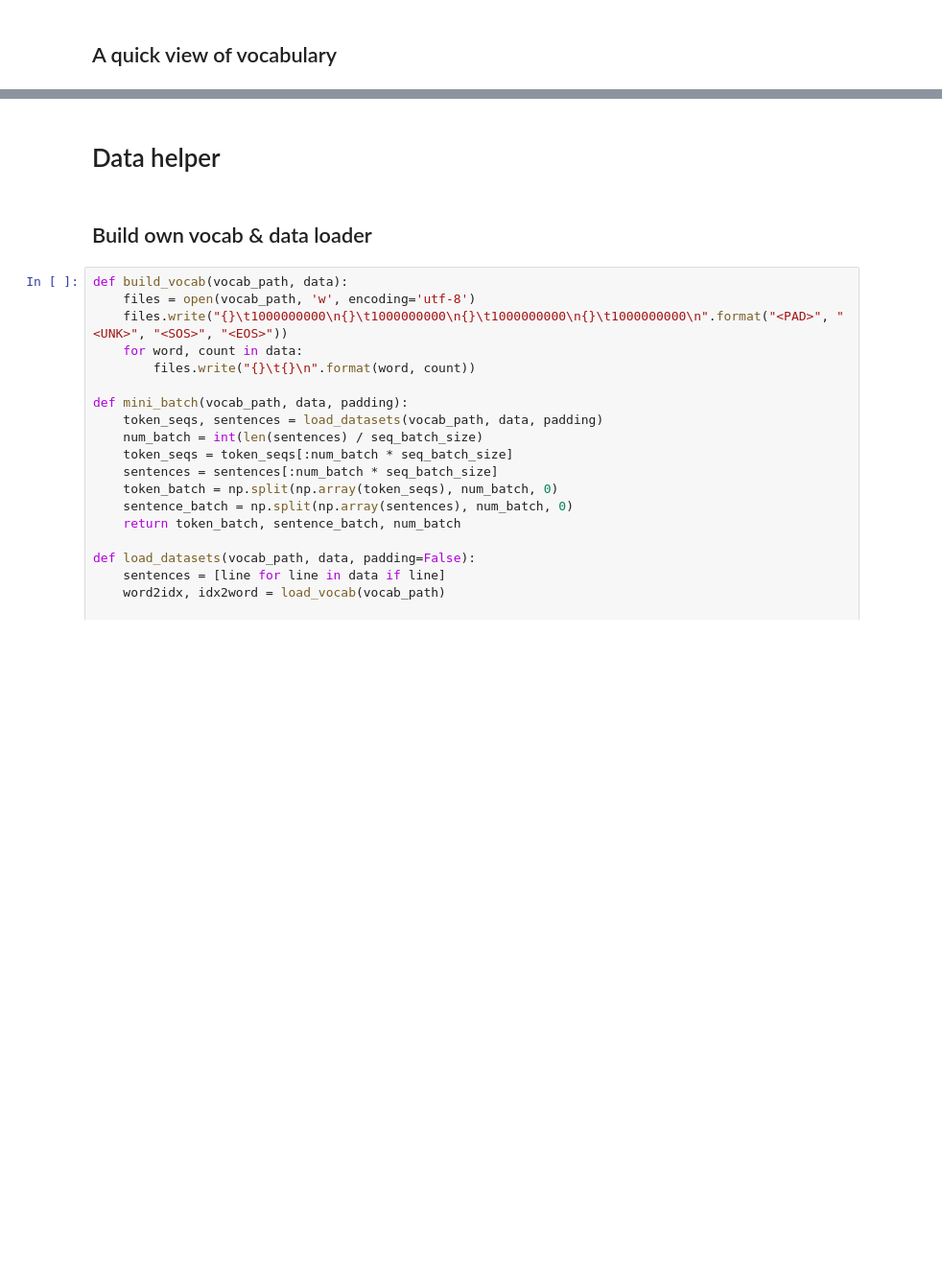
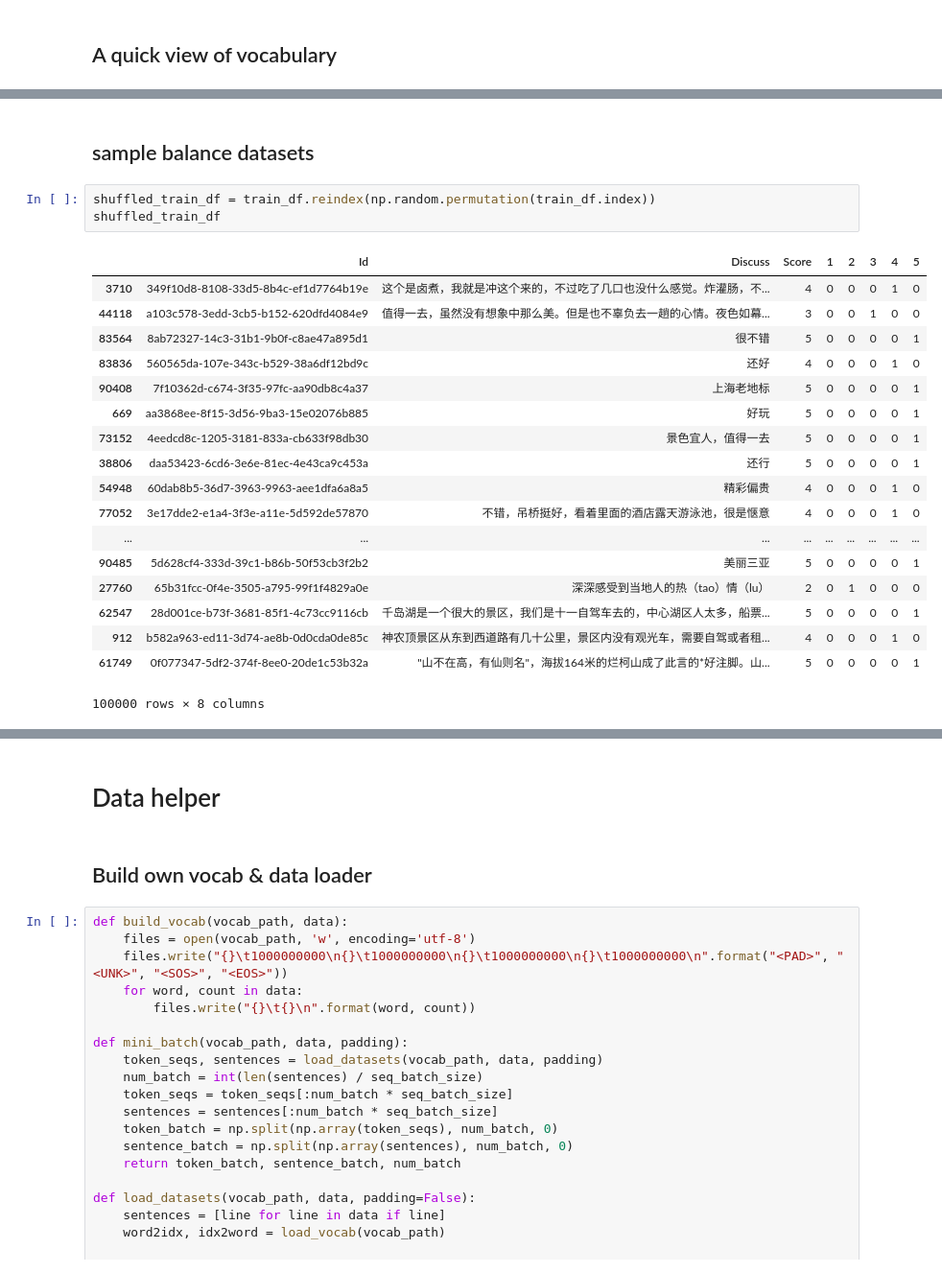
Before and after one commit to EternalFeather/Competition_files, a Jupyter notebook: Competition.ipynb, the cells around one changed output, grey strips where cells are left out. Shown at 96% size. Drawn from its saved outputs; the diff is of its cells as text; blank space fills up the shorter version.

```diff
--- a/Competition.ipynb
+++ b/Competition.ipynb
@@ -390,0 +426,24 @@ print(train_data.shape, test_data.shape, train_label.shape)
+# %% [markdown]
+## sample balance datasets
+# %%
+shuffled_train_df = train_df.reindex(np.random.permutation(train_df.index))
+shuffled_train_df
+# %% [output]
+|  | Id | Discuss | Score | 1 | 2 | 3 | 4 | 5 |
+| 3710 | 349f10d8-8108-33d5-8b4c-ef1d7764b19e | 这个是卤煮，我就是冲这个来的，不过吃了几口也没什么感觉。炸灌肠，不... | 4 | 0 | 0 | 0 | 1 | 0 |
+| 44118 | a103c578-3edd-3cb5-b152-620dfd4084e9 | 值得一去，虽然没有想象中那么美。但是也不辜负去一趟的心情。夜色如幕... | 3 | 0 | 0 | 1 | 0 | 0 |
+| 83564 | 8ab72327-14c3-31b1-9b0f-c8ae47a895d1 | 很不错 | 5 | 0 | 0 | 0 | 0 | 1 |
+| 83836 | 560565da-107e-343c-b529-38a6df12bd9c | 还好 | 4 | 0 | 0 | 0 | 1 | 0 |
+| 90408 | 7f10362d-c674-3f35-97fc-aa90db8c4a37 | 上海老地标 | 5 | 0 | 0 | 0 | 0 | 1 |
+| 669 | aa3868ee-8f15-3d56-9ba3-15e02076b885 | 好玩 | 5 | 0 | 0 | 0 | 0 | 1 |
+| 73152 | 4eedcd8c-1205-3181-833a-cb633f98db30 | 景色宜人，值得一去 | 5 | 0 | 0 | 0 | 0 | 1 |
+| 38806 | daa53423-6cd6-3e6e-81ec-4e43ca9c453a | 还行 | 5 | 0 | 0 | 0 | 0 | 1 |
+| 54948 | 60dab8b5-36d7-3963-9963-aee1dfa6a8a5 | 精彩偏贵 | 4 | 0 | 0 | 0 | 1 | 0 |
+| 77052 | 3e17dde2-e1a4-3f3e-a11e-5d592de57870 | 不错，吊桥挺好，看着里面的酒店露天游泳池，很是惬意 | 4 | 0 | 0 | 0 | 1 | 0 |
+| ... | ... | ... | ... | ... | ... | ... | ... | ... |
+| 90485 | 5d628cf4-333d-39c1-b86b-50f53cb3f2b2 | 美丽三亚 | 5 | 0 | 0 | 0 | 0 | 1 |
+| 27760 | 65b31fcc-0f4e-3505-a795-99f1f4829a0e | 深深感受到当地人的热（tao）情（lu） | 2 | 0 | 1 | 0 | 0 | 0 |
+| 62547 | 28d001ce-b73f-3681-85f1-4c73cc9116cb | 千岛湖是一个很大的景区，我们是十一自驾车去的，中心湖区人太多，船票... | 5 | 0 | 0 | 0 | 0 | 1 |
+| 912 | b582a963-ed11-3d74-ae8b-0d0cda0de85c | 神农顶景区从东到西道路有几十公里，景区内没有观光车，需要自驾或者租... | 4 | 0 | 0 | 0 | 1 | 0 |
+| 61749 | 0f077347-5df2-374f-8ee0-20de1c53b32a | "山不在高，有仙则名"，海拔164米的烂柯山成了此言的*好注脚。山... | 5 | 0 | 0 | 0 | 0 | 1 |
+100000 rows × 8 columns
```
Also changed, not shown: parts of 60 cells of this notebook.
